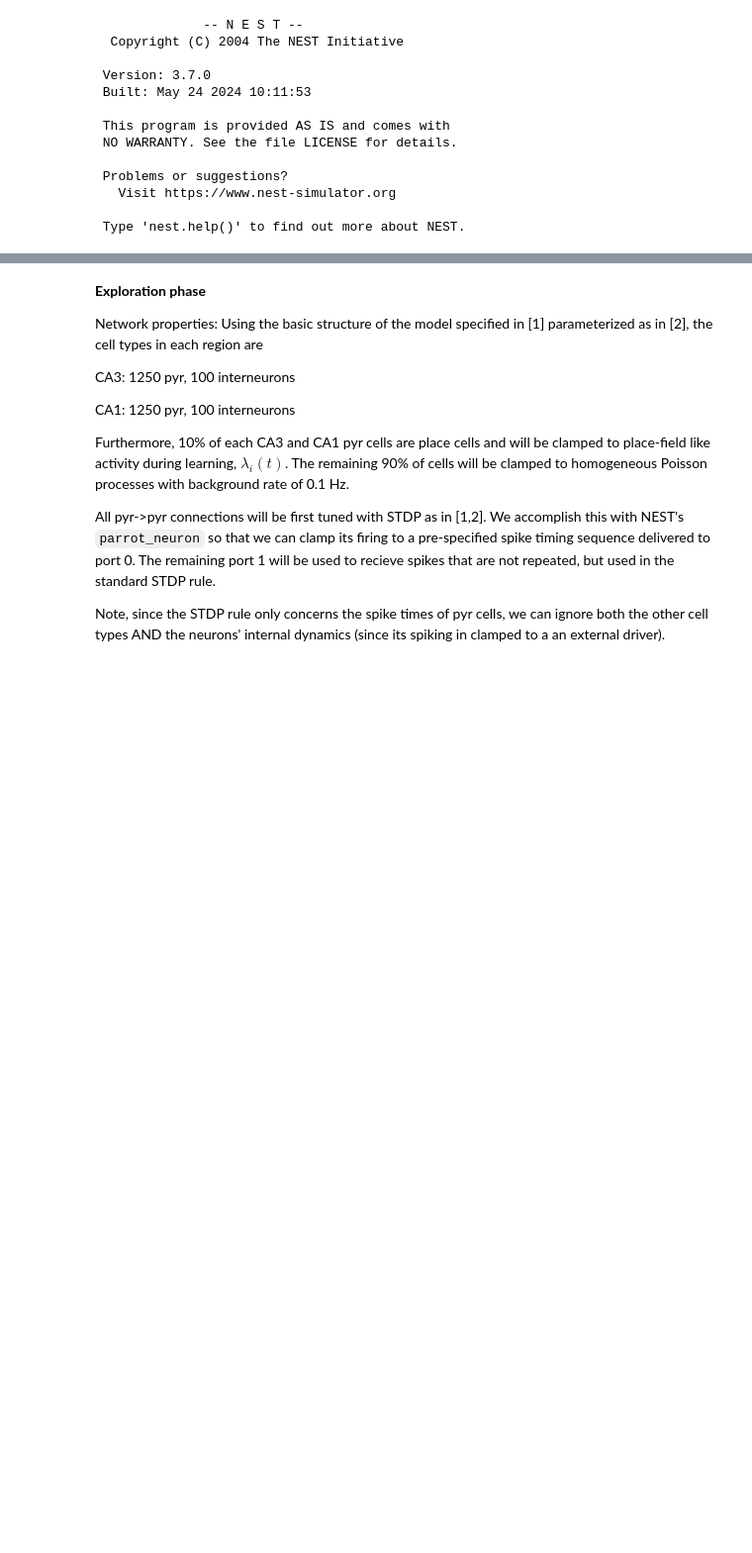
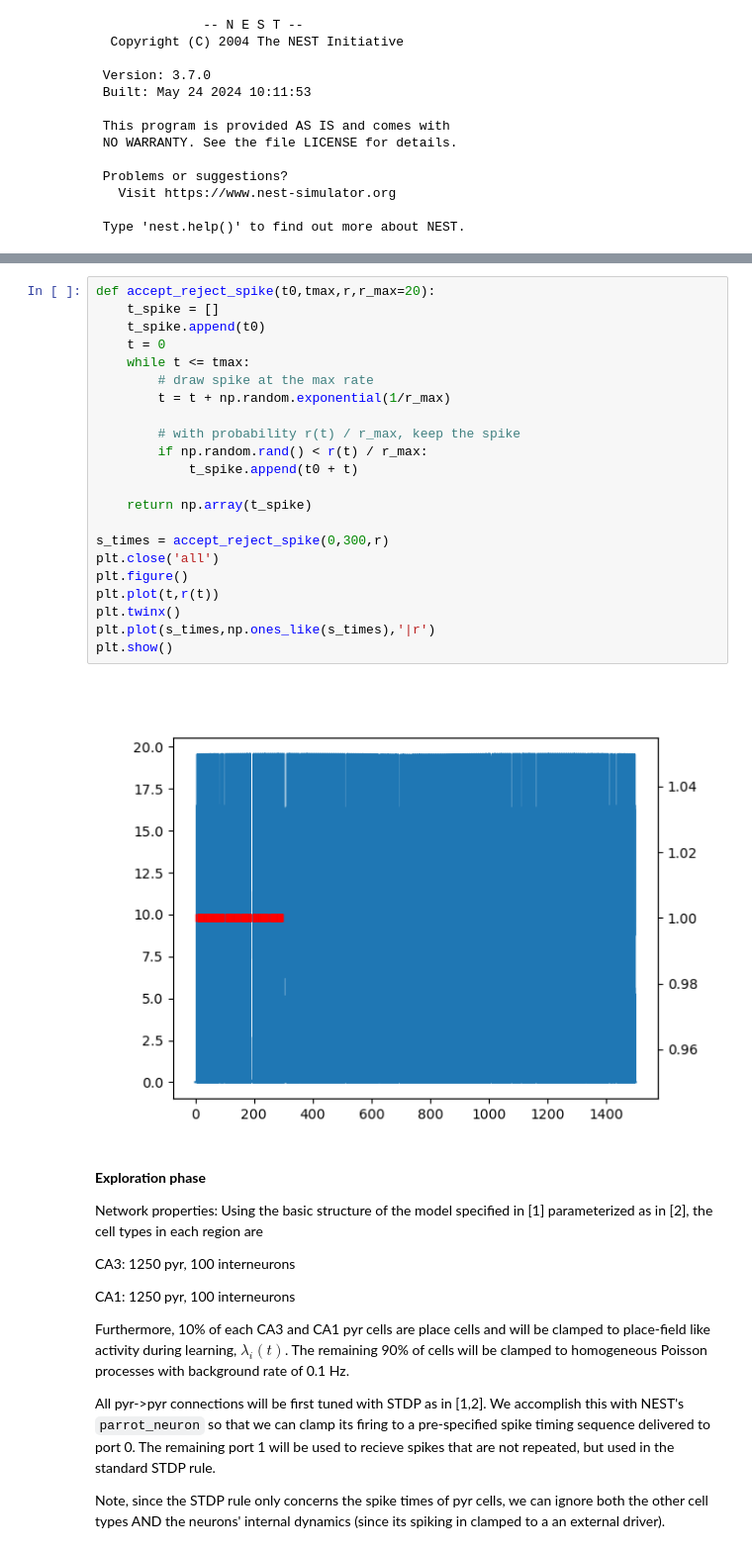
Before and after one commit to justidy1/IctalPlaceCell, a Jupyter notebook: explore_train_net.ipynb, the cells around one changed output, grey strips where cells are left out. Shown at 99% size. Saved outputs shown, nothing was run; the diff lists cells and outputs as text; blank space fills up the shorter version.

```diff
--- a/explore_train_net.ipynb
+++ b/explore_train_net.ipynb
@@ -33,6 +33,30 @@ plt.plot(t,x,'.r')
 plt.show()
 # %% [output]
 [figure]
+# %%
+def accept_reject_spike(t0,tmax,r,r_max=20):
+    t_spike = []
+    t_spike.append(t0)
+    t = 0
+    while t <= tmax:
+        # draw spike at the max rate
+        t = t + np.random.exponential(1/r_max)
+
+        # with probability r(t) / r_max, keep the spike
+        if np.random.rand() < r(t) / r_max:
+            t_spike.append(t0 + t)
+
+    return np.array(t_spike)
+
+s_times = accept_reject_spike(0,300,r)
+plt.close('all')
+plt.figure()
+plt.plot(t,r(t))
+plt.twinx()
+plt.plot(s_times,np.ones_like(s_times),'|r')
+plt.show()
+# %% [output]
+[figure, added]
 # %% [markdown]
 **Exploration phase**
 
```
Also changed, not shown: parts of 5 cells of this notebook, 1 other file.
